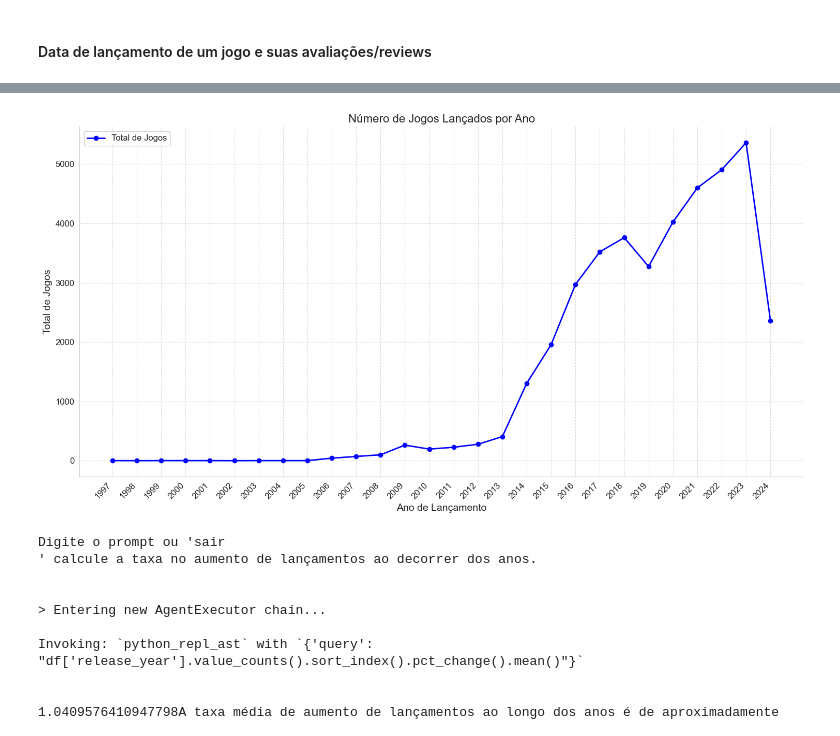
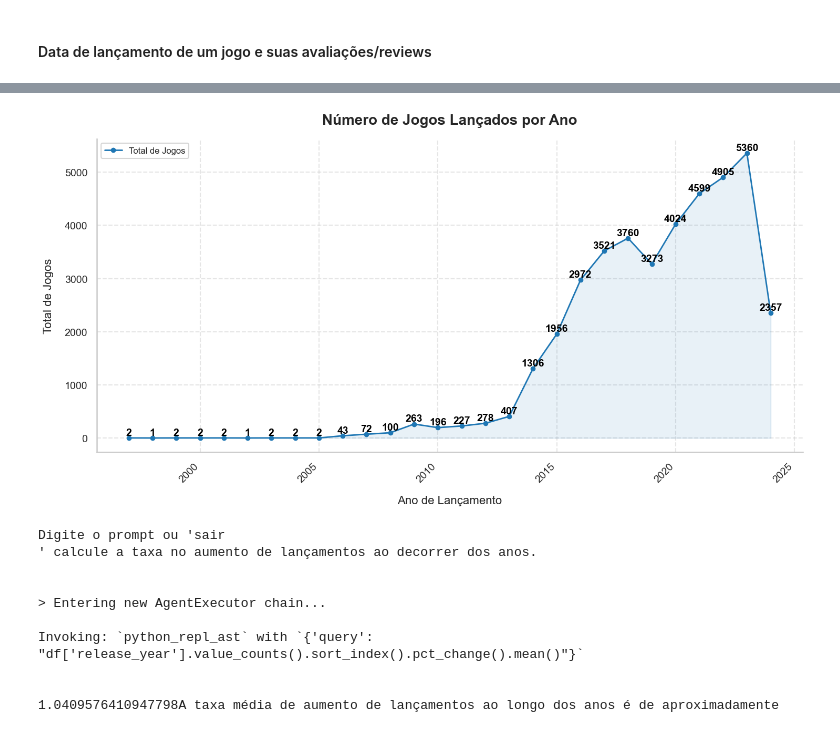
Before and after one commit to NonakaVal/Steam-dataset-EDA, a Jupyter notebook: main.ipynb, the cells around one changed output, grey strips where cells are left out. Saved outputs shown, nothing was run; the diff lists cells and outputs as text; code cells hidden in the pictures.

```diff
--- a/main.ipynb
+++ b/main.ipynb
@@ -509,2 +531,9 @@ release_df = new_df.groupby('release_year')['title'].count().reset_index().sort_
+# %%
+# Convertendo a coluna 'release_date' para datetime e extraindo apenas o ano
+new_df['release_date'] = pd.to_datetime(new_df['release_date'])
+new_df['release_year'] = new_df['release_date'].dt.year
+
+# Agrupando pelo ano de lançamento e contando o número de títulos
+release_df = new_df.groupby('release_year')['title'].count().reset_index().sort_values('release_year').rename(columns={'release_year': 'Ano de Lançamento', 'title': 'Total de Jogos'})
 # %%
 _chat(new_df) # liste o total de jogos lançados em cada ano
@@ -529,30 +540,48 @@ Finalizado...
 # %%
+# Definindo o estilo do gráfico
+sns.set(style="whitegrid", context="talk")
+
 # Criando o gráfico de linha
-plt.figure(figsize=(15, 8))
-plt.plot(release_df['Ano de Lançamento'], release_df['Total de Jogos'], marker='o', linestyle='-', color='b', linewidth=2)
+plt.figure(figsize=figsize)
+plt.plot(release_df['Ano de Lançamento'], release_df['Total de Jogos'], marker='o', linestyle='-', color='#1f77b4', linewidth=2, markersize=6)
 
 # Adicionando título e rótulos aos eixos
-plt.title('Número de Jogos Lançados por Ano', fontsize=16)
-plt.xlabel('Ano de Lançamento', fontsize=14)
-plt.ylabel('Total de Jogos', fontsize=14)
+plt.title('Número de Jogos Lançados por Ano', fontsize=title_fontsize, weight='bold', pad=20)
+plt.xlabel('Ano de Lançamento', fontsize=label_fontsize, labelpad=15)
+plt.ylabel('Total de Jogos', fontsize=label_fontsize, labelpad=15)
 
 # Ajustando o tamanho da fonte dos ticks nos eixos
-plt.xticks(release_df['Ano de Lançamento'], rotation=45, ha='right', fontsize=12)
-plt.yticks(fontsize=12)
+plt.xticks(rotation=45, ha='right', fontsize=tick_fontsize)
+plt.yticks(fontsize=tick_fontsize)
+
+# Adicionando rótulos aos pontos de dados com espaçamento aprimorado
+for x, y in zip(release_df['Ano de Lançamento'], release_df['Total de Jogos']):
+    plt.text(x, y + 10, str(y), fontsize=text_fontsize, ha='center', va='bottom', color='black', weight=text_weight)
 
 # Adicionando grade e legenda
-plt.grid(True, linestyle='--', alpha=0.7)
+plt.grid(True, linestyle='--', alpha=0.5)
 plt.legend(['Total de Jogos'], loc='upper left', fontsize=12)
+
+# Adicionando sombreamento para destacar picos e vales
+plt.fill_between(release_df['Ano de Lançamento'], release_df['Total de Jogos'], color='#1f77b4', alpha=0.1)
 
 # Removendo bordas desnecessárias
 plt.gca().spines['top'].set_visible(False)
 plt.gca().spines['right'].set_visible(False)
 
+# Anotações em picos e vales com espaçamento aprimorado
+max_value = release_df['Total de Jogos'].max()
+min_value = release_df['Total de Jogos'].min()
+max_year = release_df.loc[release_df['Total de Jogos'] == max_value, 'Ano de Lançamento'].values[0]
+min_year = release_df.loc[release_df['Total de Jogos'] == min_value, 'Ano de Lançamento'].values[0]
+
+# Ajustando as margens para que o texto não seja cortado
+plt.tight_layout()
+
 # Exibindo o gráfico
-plt.tight_layout()
 plt.show()
 # %% [output]
-[figure, old version]
+[figure, new version]
 # %%
 _chat(new_df)
 # %% [output]
```
Also changed, not shown: parts of 15 cells of this notebook.
